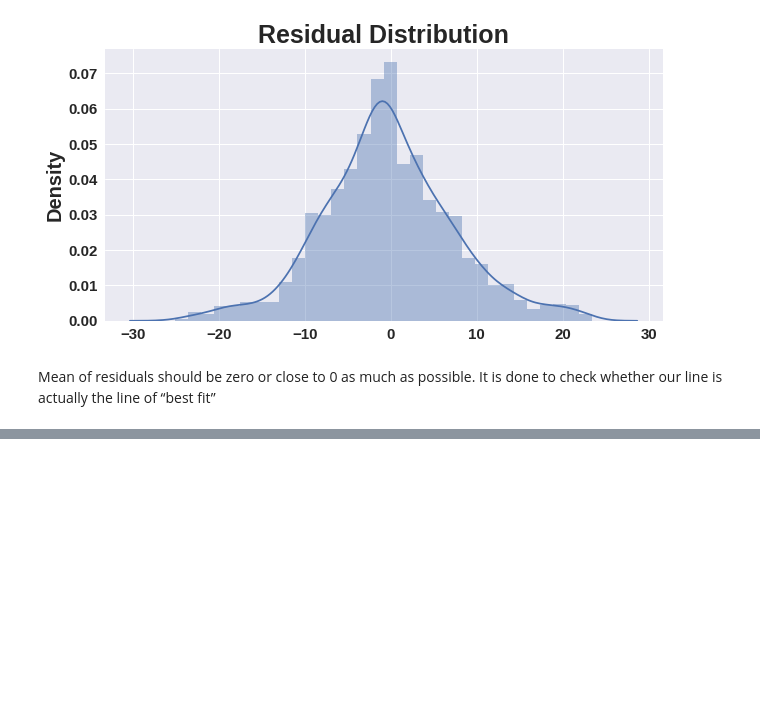
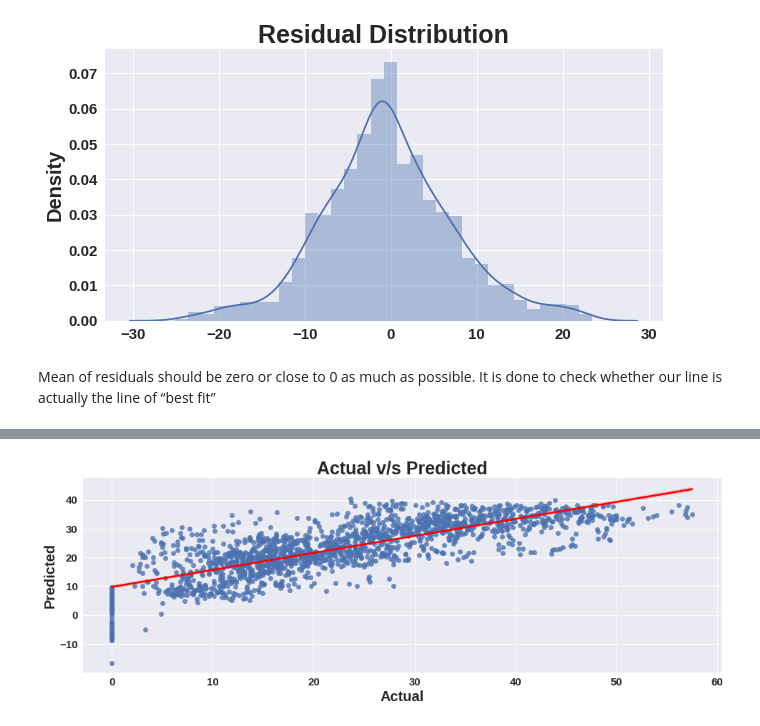
Before and after one commit to Anupam8858/Seoul-Bike-Sharing-Demand-Prediction, a Jupyter notebook: Bike_Sharing_Demand_Prediction_Capstone_Project.ipynb, the cells around one changed output, grey strips where cells are left out. Saved outputs shown, nothing was run; the diff lists cells and outputs as text; code cells hidden in the pictures; blank space fills up the shorter version.

```diff
--- a/Bike_Sharing_Demand_Prediction_Capstone_Project.ipynb
+++ b/Bike_Sharing_Demand_Prediction_Capstone_Project.ipynb
@@ -879,0 +1021,5 @@ Mean of residuals should be zero or close to 0 as much as possible. It is done t
+# %%
+# Checking how predicted values and actual values are close  to the regression line
+plot_scatter(y_pred,y_test)
+# %% [output]
+[figure, added]
```
Also changed, not shown: parts of 30 cells of this notebook.
